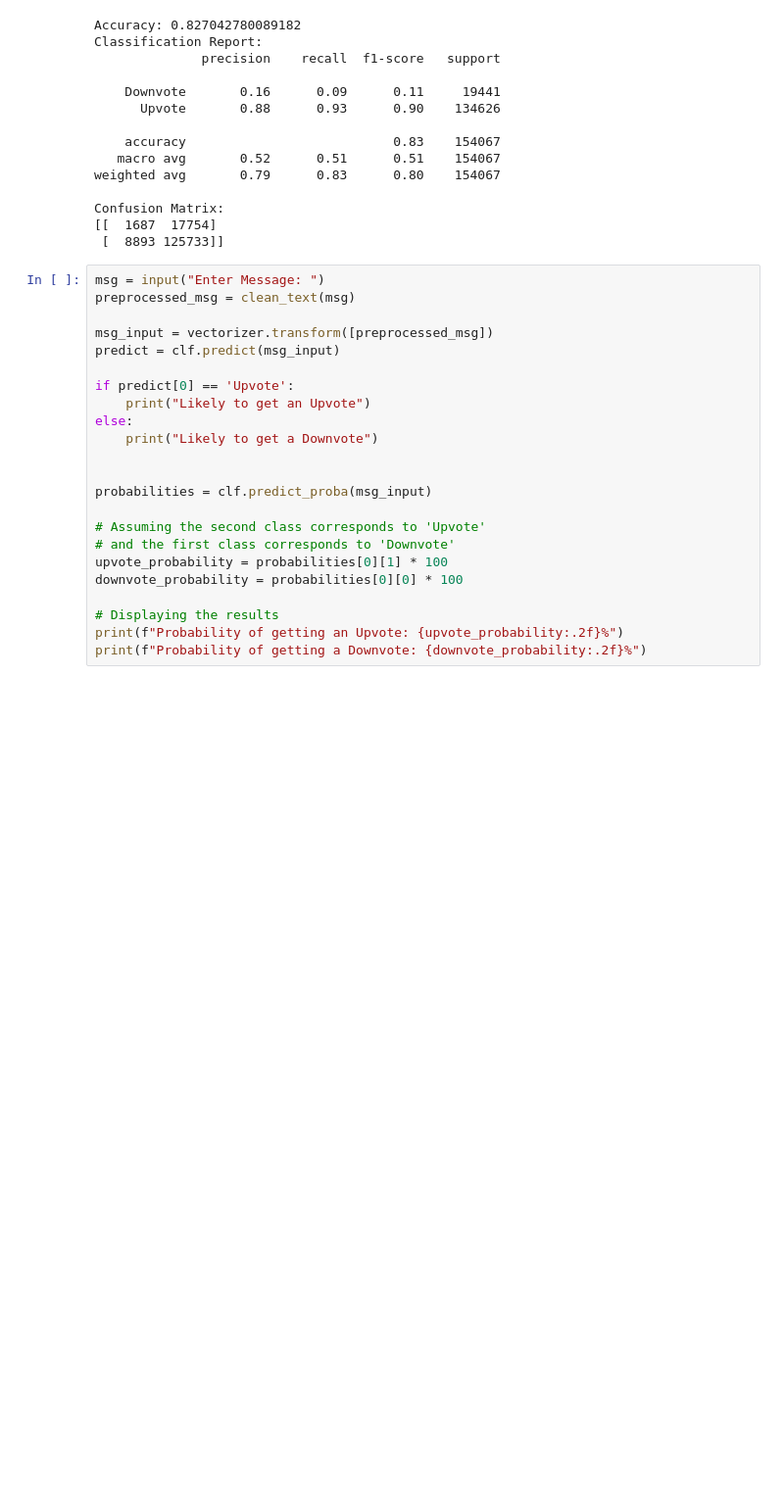
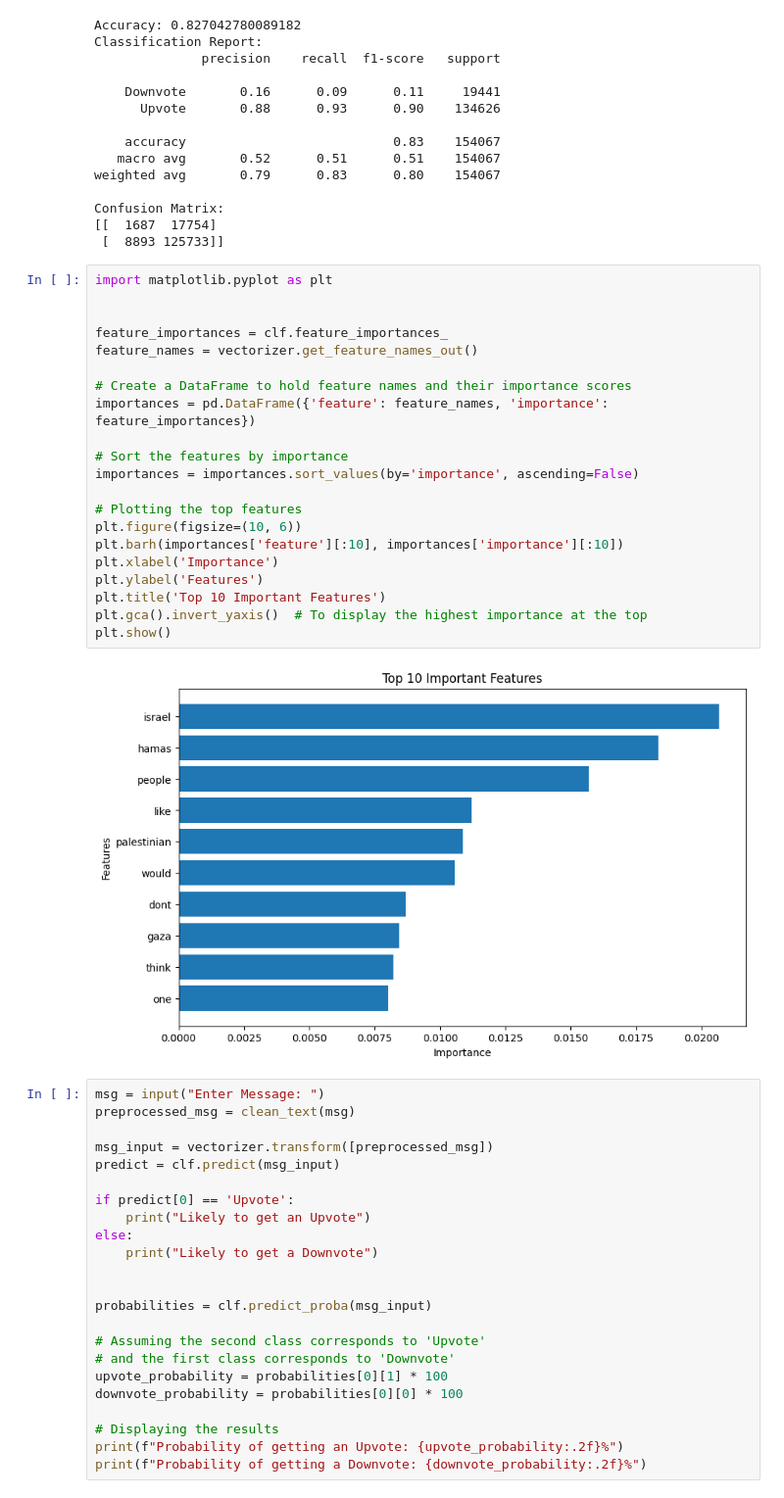
Before and after one commit to sdsouza33/NLP_project_2304, a Jupyter notebook: AML2304_NLP_Project.ipynb, the cells around one changed output. Shown at 98% size. Drawn from its saved outputs; the diff is of its cells as text; blank space fills up the shorter version.

Commit message:
Added important features for Random forest

```diff
--- a/AML2304_NLP_Project.ipynb
+++ b/AML2304_NLP_Project.ipynb
@@ -251,6 +252,29 @@ weighted avg       0.79      0.83      0.80    154067
 Confusion Matrix:
 [[  1687  17754]
  [  8893 125733]]
+# %%
+import matplotlib.pyplot as plt
+
+
+feature_importances = clf.feature_importances_
+feature_names = vectorizer.get_feature_names_out()
+
+# Create a DataFrame to hold feature names and their importance scores
+importances = pd.DataFrame({'feature': feature_names, 'importance': feature_importances})
+
+# Sort the features by importance
+importances = importances.sort_values(by='importance', ascending=False)
+
+# Plotting the top features
+plt.figure(figsize=(10, 6))
+plt.barh(importances['feature'][:10], importances['importance'][:10])
+plt.xlabel('Importance')
+plt.ylabel('Features')
+plt.title('Top 10 Important Features')
+plt.gca().invert_yaxis()  # To display the highest importance at the top
+plt.show()
+# %% [output]
+[figure, added]
 # %%
 msg = input("Enter Message: ")
 preprocessed_msg = clean_text(msg)
```
Also changed, not shown: parts of 1 cell of this notebook.
